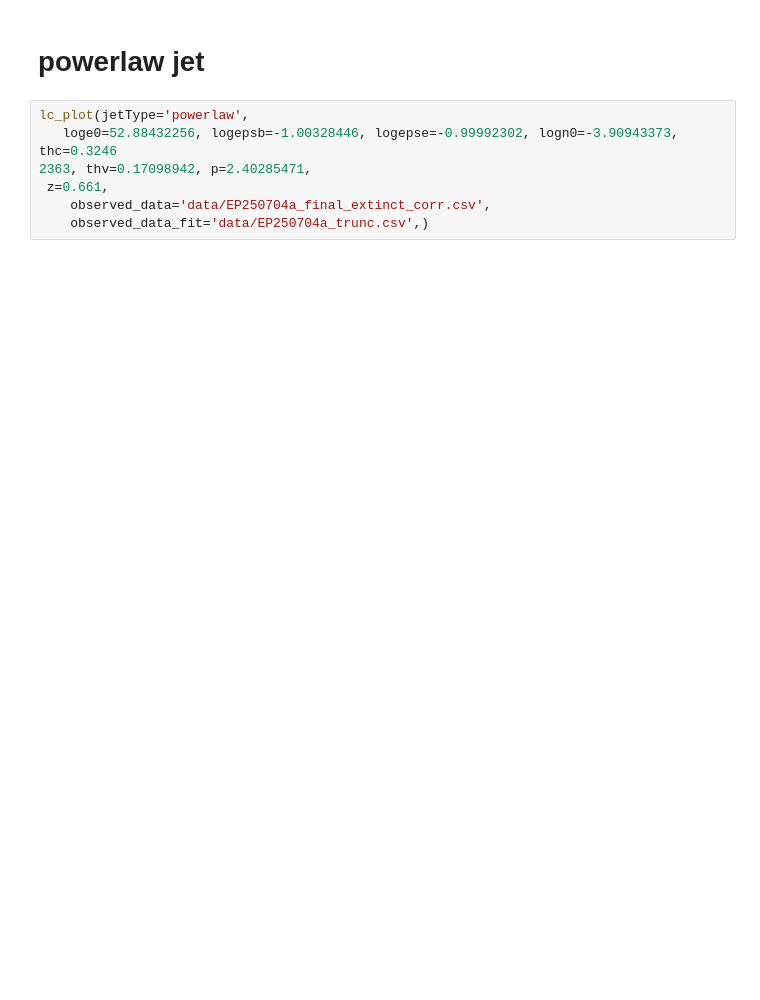
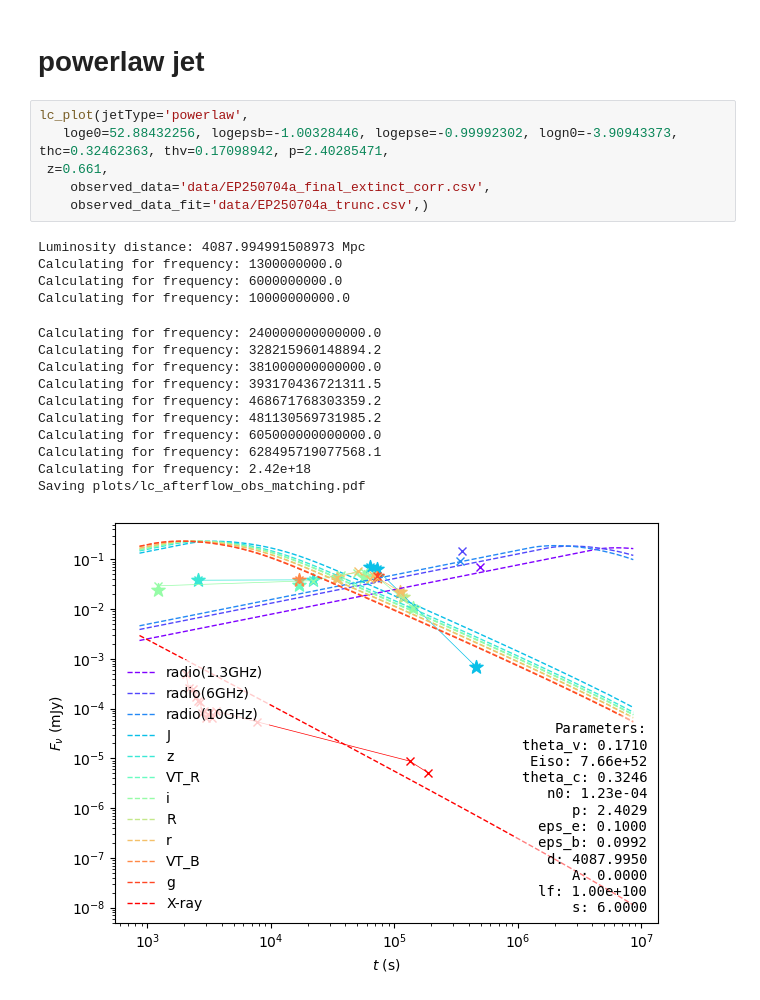
Before and after one commit to skp80286/grb_investigation, a Jupyter notebook: lc_jetsimpy.ipynb, the cells around one changed output. Saved outputs shown, nothing was run; the diff lists cells and outputs as text; blank space fills up the shorter version.

```diff
--- a/lc_jetsimpy.ipynb
+++ b/lc_jetsimpy.ipynb
@@ -256,8 +242,23 @@ Saving plots/lc_afterflow_obs_matching.pdf
 # powerlaw jet
 # %%
 lc_plot(jetType='powerlaw',
-   loge0=52.88432256, logepsb=-1.00328446, logepse=-0.99992302, logn0=-3.90943373, thc=0.3246
-2363, thv=0.17098942, p=2.40285471,
+   loge0=52.88432256, logepsb=-1.00328446, logepse=-0.99992302, logn0=-3.90943373, thc=0.32462363, thv=0.17098942, p=2.40285471,
  z=0.661,
     observed_data='data/EP250704a_final_extinct_corr.csv',
     observed_data_fit='data/EP250704a_trunc.csv',)
+# %% [output]
+Luminosity distance: 4087.994991508973 Mpc
+Calculating for frequency: 1300000000.0
+Calculating for frequency: 6000000000.0
+Calculating for frequency: 10000000000.0
+Calculating for frequency: 240000000000000.0
+Calculating for frequency: 328215960148894.2
+Calculating for frequency: 381000000000000.0
+Calculating for frequency: 393170436721311.5
+Calculating for frequency: 468671768303359.2
+Calculating for frequency: 481130569731985.2
+Calculating for frequency: 605000000000000.0
+Calculating for frequency: 628495719077568.1
+Calculating for frequency: 2.42e+18
+Saving plots/lc_afterflow_obs_matching.pdf
+[figure, added]
```
Also changed, not shown: parts of 3 cells of this notebook, 6 other files.
